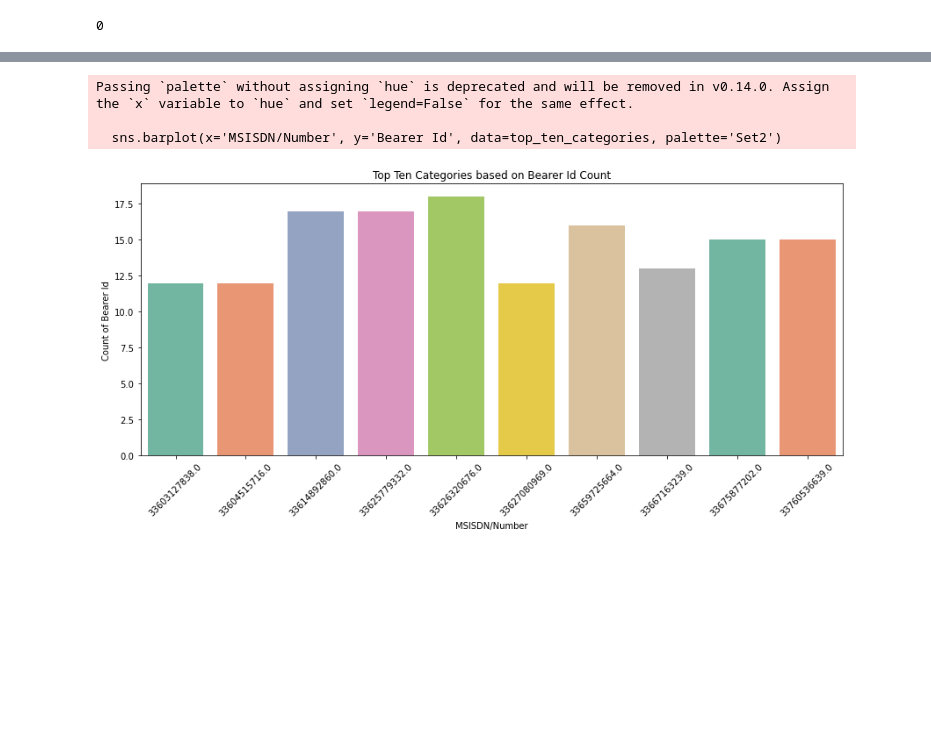
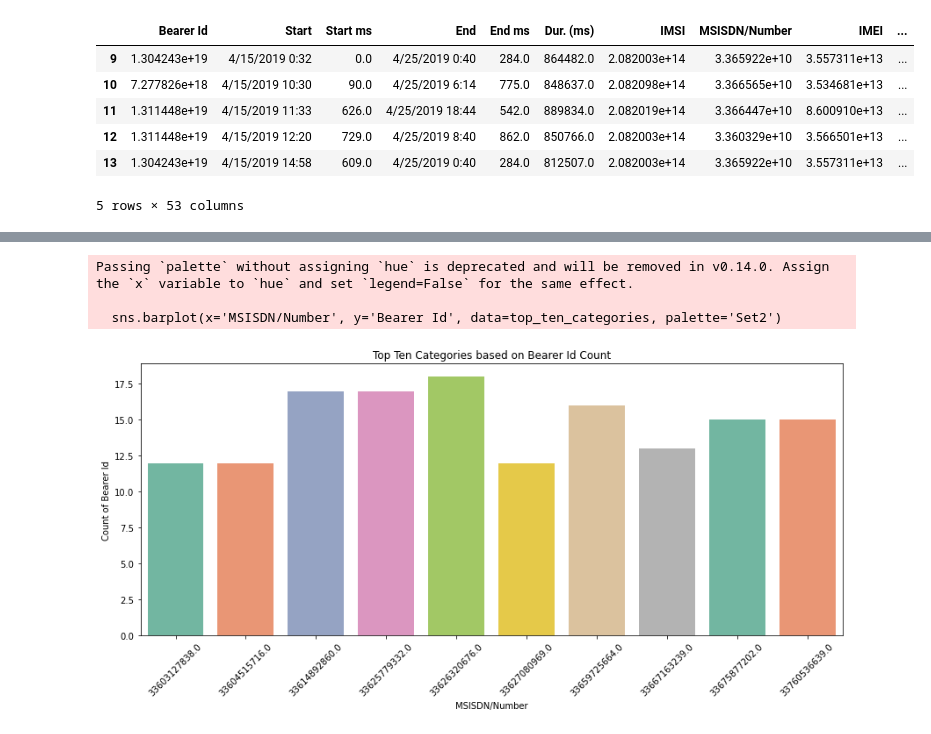
Before and after one commit to DanielZerihunGeda/Telecom, a Jupyter notebook: Notebook/Notebooks.ipynb, the cells around one changed output, grey strips where cells are left out. Cells and saved outputs as stored; diff of their text form; code cells hidden in the pictures; blank space fills up the shorter version.

```diff
--- a/Notebook/Notebooks.ipynb
+++ b/Notebook/Notebooks.ipynb
@@ -9,7 +9,14 @@ table_name = 'xdr_data'
 data_processor = ProcessData(username, password, host, database, table_name)
 processed_data = data_processor.process_data()
 # %%
-processed_data['Bearer Id'].isnull().sum()
+"""The first 10 rows of the dataframe """
+processed_data.head(5)
 # %% [output]
+|  | Bearer Id | Start | Start ms | End | End ms | Dur. (ms) | IMSI | MSISDN/Number | IMEI | ... |
+| 9 | 1.304243e+19 | 4/15/2019 0:32 | 0.0 | 4/25/2019 0:40 | 284.0 | 864482.0 | 2.082003e+14 | 3.365922e+10 | 3.557311e+13 | ... |
+| 10 | 7.277826e+18 | 4/15/2019 10:30 | 90.0 | 4/25/2019 6:14 | 775.0 | 848637.0 | 2.082098e+14 | 3.366565e+10 | 3.534681e+13 | ... |
+| 11 | 1.311448e+19 | 4/15/2019 11:33 | 626.0 | 4/25/2019 18:44 | 542.0 | 889834.0 | 2.082019e+14 | 3.366447e+10 | 8.600910e+13 | ... |
+| 12 | 1.311448e+19 | 4/15/2019 12:20 | 729.0 | 4/25/2019 8:40 | 862.0 | 850766.0 | 2.082003e+14 | 3.360329e+10 | 3.566501e+13 | ... |
+| 13 | 1.304243e+19 | 4/15/2019 14:58 | 609.0 | 4/25/2019 0:40 | 284.0 | 812507.0 | 2.082003e+14 | 3.365922e+10 | 3.557311e+13 | ... |
-0
+5 rows × 53 columns
 # %%
```
Also changed, not shown: parts of 4 cells of this notebook, 5 other files.
